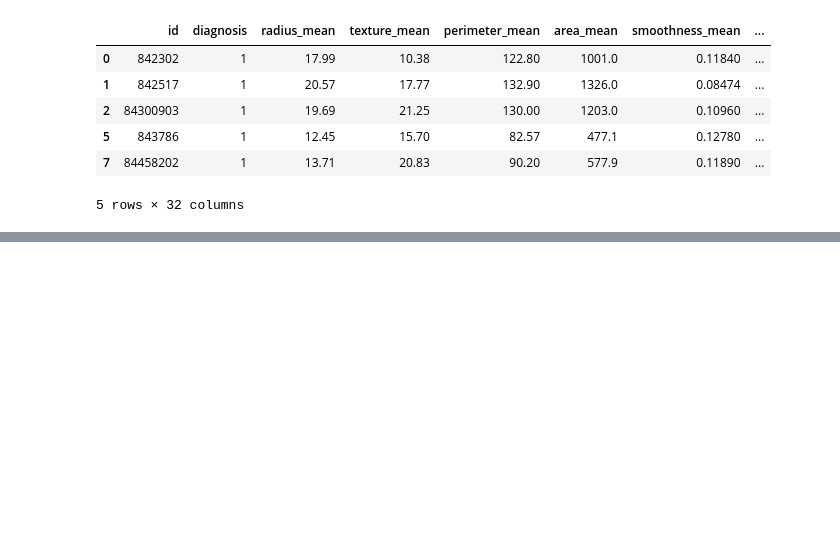
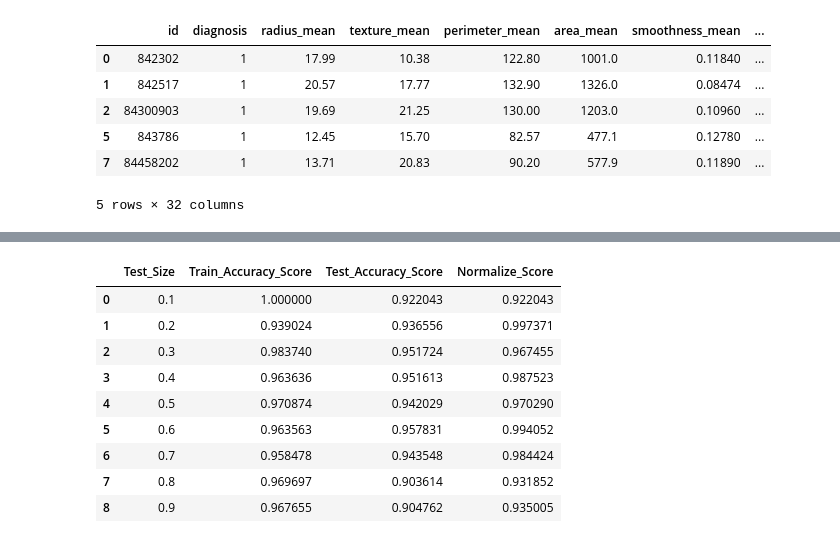
Before and after one commit to xtiaaaan/FIU, a Jupyter notebook: CAP 4612/HW2/HW2.ipynb, the cells around one changed output, grey strips where cells are left out. Cells and saved outputs as stored; diff of their text form; code cells hidden in the pictures; blank space fills up the shorter version.

```diff
--- a/CAP 4612/HW2/HW2.ipynb
+++ b/CAP 4612/HW2/HW2.ipynb
@@ -312,3 +312,58 @@ memory usage: 106.5 KB
 # %%
 # 16.  Write a function that automates the logistic regression with test size from  0.1 – 0.9. It
 # returns a dataframe named report_dataframe.
+
+
+from sklearn.model_selection import train_test_split
+from sklearn.linear_model import LogisticRegression
+from sklearn import metrics
+
+def automation_lr(x, y):
+    report_df = pd.DataFrame(columns=['Test_Size',
+                                      'Train_Accuracy_Score',
+                                      'Test_Accuracy_Score',
+                                      'Normalize_Score'])
+    model = LogisticRegression(max_iter=10000)
+
+    sizes = np.arange(0.1, 1.0, 0.1)
+
+    for loc, size in enumerate(sizes):
+        x_train, x_test, y_train, y_test = train_test_split(x, y, shuffle = True, train_size = size)
+
+        # fit the model -> build the training model
+        model.fit(x_train, y_train)
+
+        # getting the test and trainset info for predictions
+        predictions_train = model.predict(x_train)
+        predictions_test = model.predict(x_test)
+
+        # getting the test and trainset info for accuracy
+        accuracy_train = metrics.accuracy_score(predictions_train, y_train)
+        accuracy_test = metrics.accuracy_score(predictions_test, y_test)
+
+        # normalizing the score
+        normalized_score = accuracy_test/accuracy_train
+
+        report_df.loc[loc] = [size,
+                             accuracy_train,
+                             accuracy_test,
+                             normalized_score]
+
+    return report_df
+# %%
+x = cancer_data_cleaned.iloc[:,2:31]
+y = cancer_data_cleaned.iloc[:,1]
+
+report = automation_lr(x, y)
+report
+# %% [output]
+|  | Test_Size | Train_Accuracy_Score | Test_Accuracy_Score | Normalize_Score |
+| 0 | 0.1 | 1.000000 | 0.922043 | 0.922043 |
+| 1 | 0.2 | 0.939024 | 0.936556 | 0.997371 |
+| 2 | 0.3 | 0.983740 | 0.951724 | 0.967455 |
+| 3 | 0.4 | 0.963636 | 0.951613 | 0.987523 |
+| 4 | 0.5 | 0.970874 | 0.942029 | 0.970290 |
+| 5 | 0.6 | 0.963563 | 0.957831 | 0.994052 |
+| 6 | 0.7 | 0.958478 | 0.943548 | 0.984424 |
+| 7 | 0.8 | 0.969697 | 0.903614 | 0.931852 |
+| 8 | 0.9 | 0.967655 | 0.904762 | 0.935005 |
```
Also changed, not shown: parts of 2 cells of this notebook, 5 other files.
